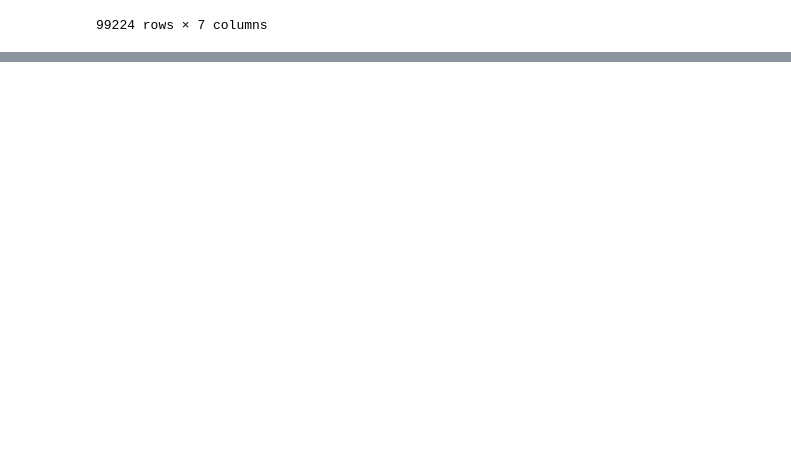
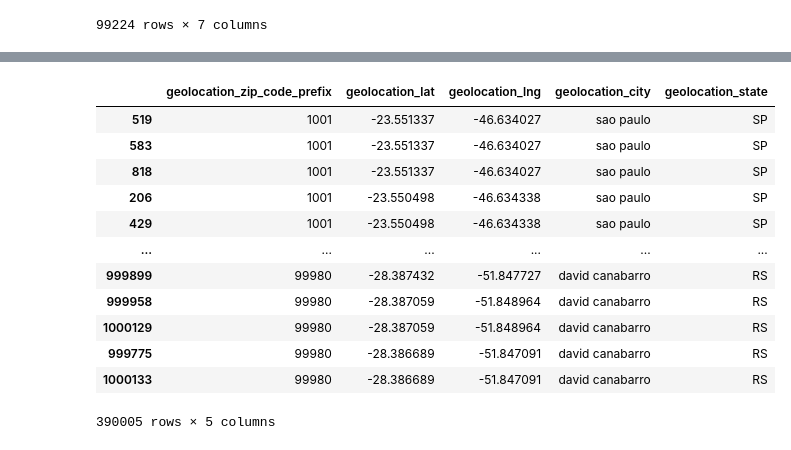
Before and after one commit to zVitor-Emanuel/Olist_Data_Analysis, a Jupyter notebook: case.ipynb, the cells around one changed output, grey strips where cells are left out. Saved outputs shown, nothing was run; the diff lists cells and outputs as text; code cells hidden in the pictures; blank space fills up the shorter version.

```diff
--- a/case.ipynb
+++ b/case.ipynb
@@ -275,0 +334,20 @@ dataframes['olist_order_reviews_dataset']
+# %%
+# Ordenarei as duplicatas para ficarem juntas
+geoloc = dataframes['olist_geolocation_dataset'].sort_values(by=dataframes['olist_geolocation_dataset'].columns.tolist())
+
+# Mostrar apenas duplicatas ordenadas
+geoloc[geoloc.duplicated(keep=False)]
+# %% [output]
+|  | geolocation_zip_code_prefix | geolocation_lat | geolocation_lng | geolocation_city | geolocation_state |
+| 519 | 1001 | -23.551337 | -46.634027 | sao paulo | SP |
+| 583 | 1001 | -23.551337 | -46.634027 | sao paulo | SP |
+| 818 | 1001 | -23.551337 | -46.634027 | sao paulo | SP |
+| 206 | 1001 | -23.550498 | -46.634338 | sao paulo | SP |
+| 429 | 1001 | -23.550498 | -46.634338 | sao paulo | SP |
+| ... | ... | ... | ... | ... | ... |
+| 999899 | 99980 | -28.387432 | -51.847727 | david canabarro | RS |
+| 999958 | 99980 | -28.387059 | -51.848964 | david canabarro | RS |
+| 1000129 | 99980 | -28.387059 | -51.848964 | david canabarro | RS |
+| 999775 | 99980 | -28.386689 | -51.847091 | david canabarro | RS |
+| 1000133 | 99980 | -28.386689 | -51.847091 | david canabarro | RS |
+390005 rows × 5 columns
```
Also changed, not shown: parts of 13 cells of this notebook.
